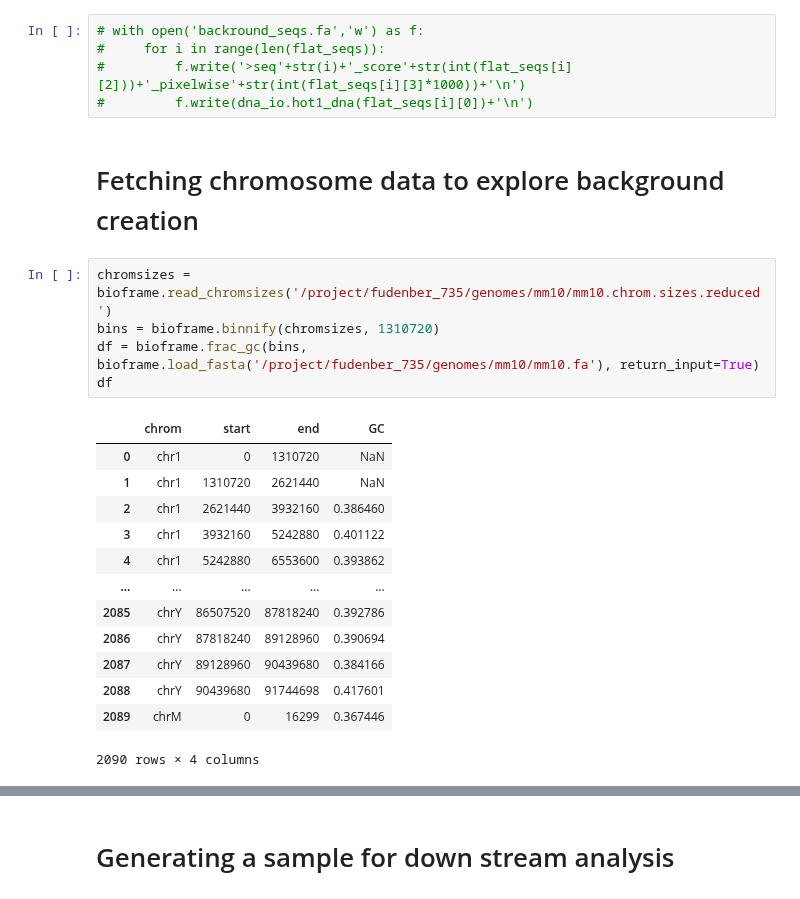
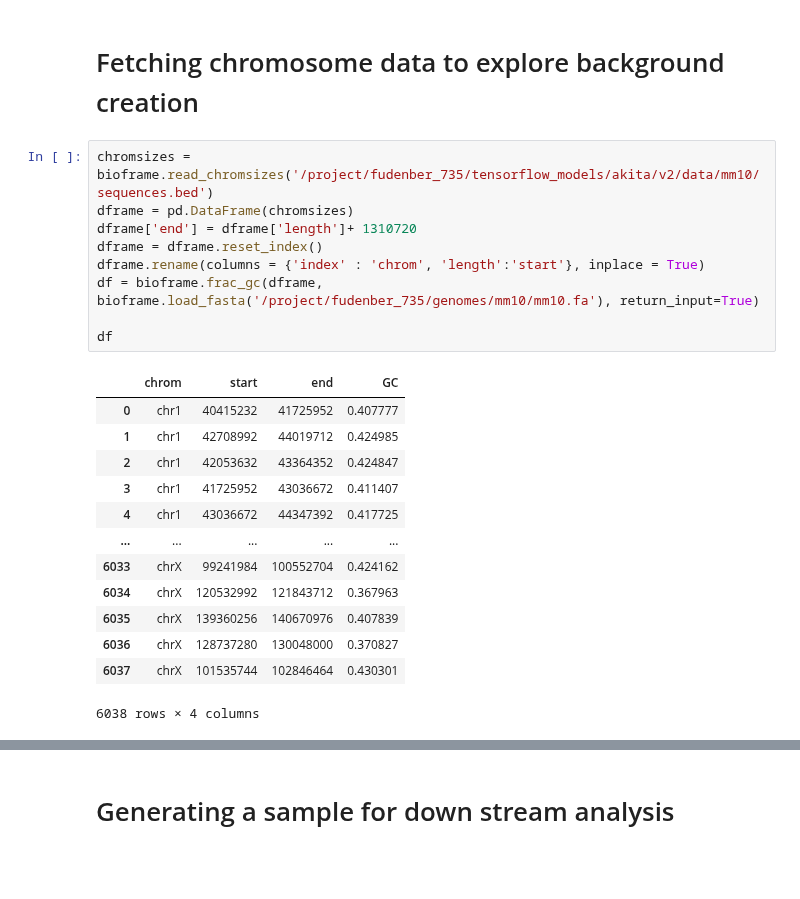
Before and after one commit to Fudenberg-Research-Group/akita_utils, a Jupyter notebook: notebooks/2022-6-20_backgoround_exploration.ipynb, the cells around one changed output, grey strips where cells are left out. Saved outputs shown, nothing was run; the diff lists cells and outputs as text; blank space fills up the shorter version.

```diff
--- a/notebooks/2022-6-20_backgoround_exploration.ipynb
+++ b/notebooks/2022-6-20_backgoround_exploration.ipynb
@@ -71,30 +70,29 @@ target_crops [-64833, -64833]
 built
 restored
 (512, 130305, (130305,))
-# %%
-# with open('backround_seqs.fa','w') as f:
-#     for i in range(len(flat_seqs)):
-#         f.write('>seq'+str(i)+'_score'+str(int(flat_seqs[i][2]))+'_pixelwise'+str(int(flat_seqs[i][3]*1000))+'\n')
-#         f.write(dna_io.hot1_dna(flat_seqs[i][0])+'\n')
 # %% [markdown]
 # Fetching chromosome data to explore background creation
 # %%
-chromsizes = bioframe.read_chromsizes('/project/fudenber_735/genomes/mm10/mm10.chrom.sizes.reduced')
-bins = bioframe.binnify(chromsizes, 1310720)
-df = bioframe.frac_gc(bins, bioframe.load_fasta('/project/fudenber_735/genomes/mm10/mm10.fa'), return_input=True)
+chromsizes = bioframe.read_chromsizes('/project/fudenber_735/tensorflow_models/akita/v2/data/mm10/sequences.bed')
+dframe = pd.DataFrame(chromsizes)
+dframe['end'] = dframe['length']+ 1310720
+dframe = dframe.reset_index()
+dframe.rename(columns = {'index' : 'chrom', 'length':'start'}, inplace = True)
+df = bioframe.frac_gc(dframe, bioframe.load_fasta('/project/fudenber_735/genomes/mm10/mm10.fa'), return_input=True)
+
 df
 # %% [output]
 |  | chrom | start | end | GC |
-| 0 | chr1 | 0 | 1310720 | NaN |
-| 1 | chr1 | 1310720 | 2621440 | NaN |
-| 2 | chr1 | 2621440 | 3932160 | 0.386460 |
-| 3 | chr1 | 3932160 | 5242880 | 0.401122 |
-| 4 | chr1 | 5242880 | 6553600 | 0.393862 |
+| 0 | chr1 | 40415232 | 41725952 | 0.407777 |
+| 1 | chr1 | 42708992 | 44019712 | 0.424985 |
+| 2 | chr1 | 42053632 | 43364352 | 0.424847 |
+| 3 | chr1 | 41725952 | 43036672 | 0.411407 |
+| 4 | chr1 | 43036672 | 44347392 | 0.417725 |
 | ... | ... | ... | ... | ... |
-| 2085 | chrY | 86507520 | 87818240 | 0.392786 |
-| 2086 | chrY | 87818240 | 89128960 | 0.390694 |
-| 2087 | chrY | 89128960 | 90439680 | 0.384166 |
-| 2088 | chrY | 90439680 | 91744698 | 0.417601 |
-| 2089 | chrM | 0 | 16299 | 0.367446 |
+| 6033 | chrX | 99241984 | 100552704 | 0.424162 |
+| 6034 | chrX | 120532992 | 121843712 | 0.367963 |
+| 6035 | chrX | 139360256 | 140670976 | 0.407839 |
+| 6036 | chrX | 128737280 | 130048000 | 0.370827 |
+| 6037 | chrX | 101535744 | 102846464 | 0.430301 |
-2090 rows × 4 columns
+6038 rows × 4 columns
 # %%
```
Also changed, not shown: parts of 38 cells of this notebook, 13 other files.
